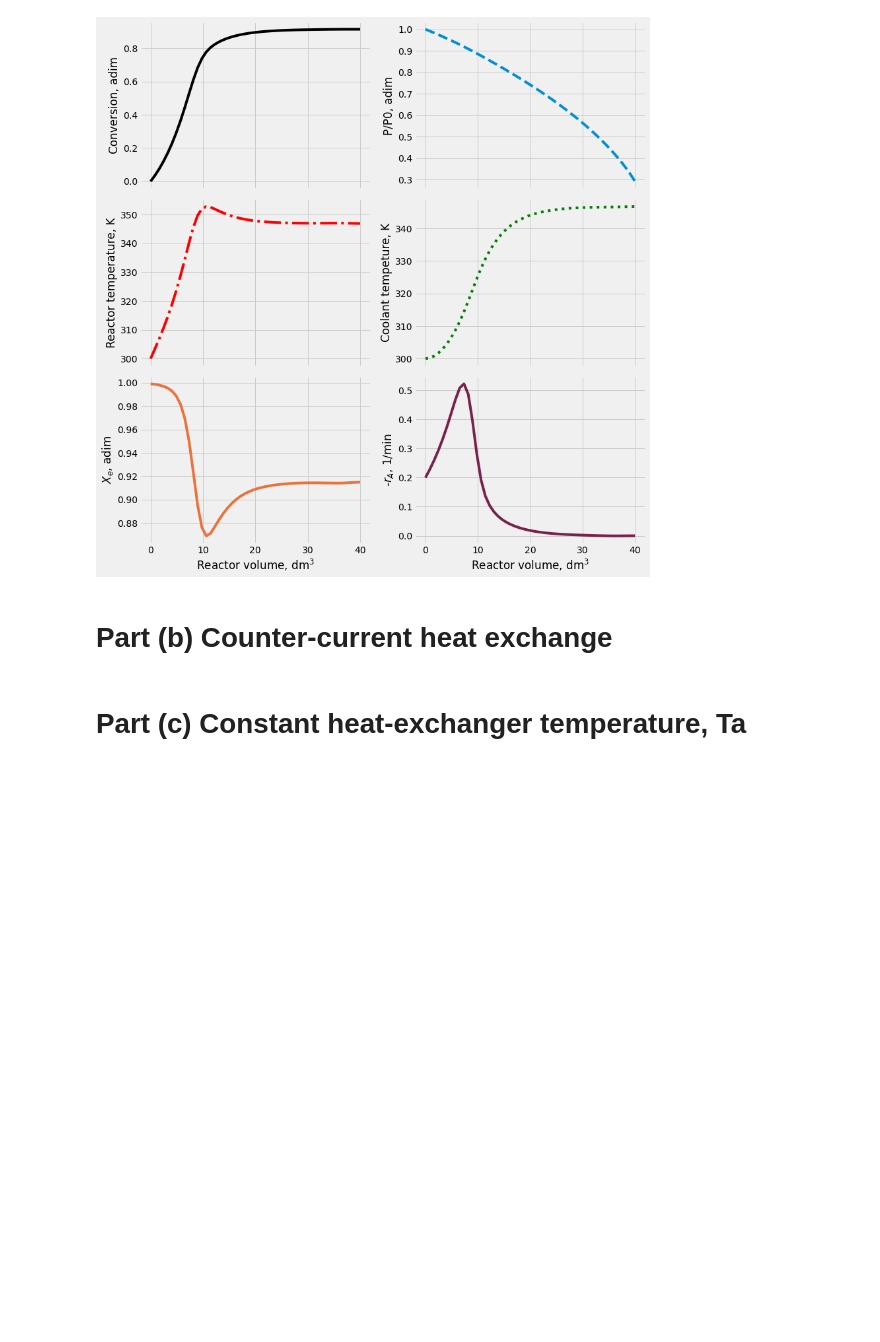
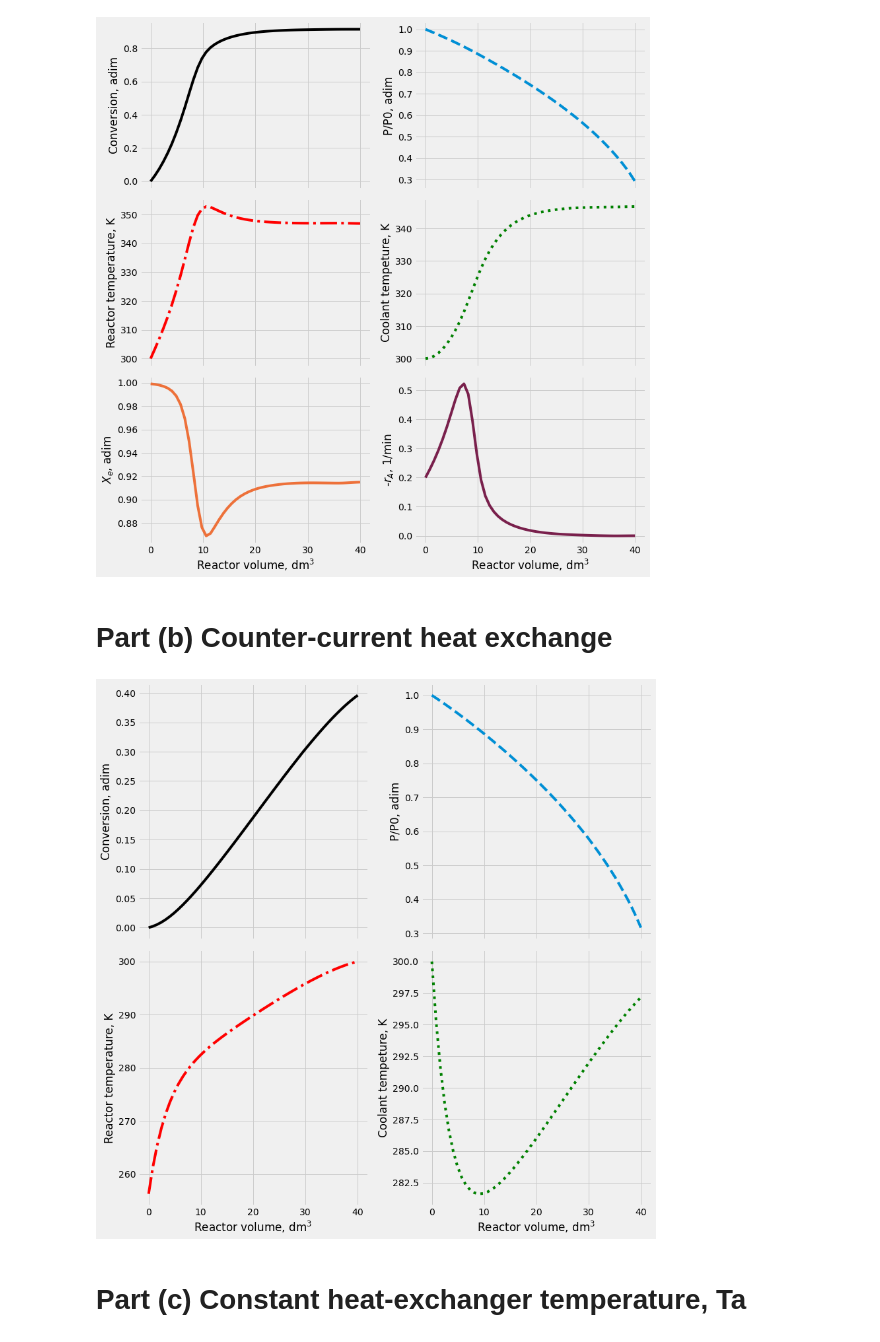
Before and after one commit to aliglara/aliglara, a Jupyter notebook: solved_problems/fogler_5ed_P12-8.ipynb, the cells around one changed output. Cells and saved outputs as stored; diff of their text form; code cells hidden in the pictures; blank space fills up the shorter version.

```diff
--- a/solved_problems/fogler_5ed_P12-8.ipynb
+++ b/solved_problems/fogler_5ed_P12-8.ipynb
@@ -235,3 +233,44 @@ res = minimize(find_T0, 400)
+# %%
+to_ideal = root(find_T0, 250).x[0]
+# %%
+to = to_ideal
+params = [Phi_i, False, to, 'countercurrent', False]
+
+fun = lambda v, Y: system(v, Y, params)
+ics = [0, to, 1, Ta0]
+
+solode = solve_ivp(fun, [0, V], ics, t_eval=np.linspace(0, V), method='LSODA')
+
+
+vreactor = solode.t
+xa = solode.y[0]
+t = solode.y[1]
+p = solode.y[2]
+ta = solode.y[3]
+# %%
+fig, ((ax1, ax2), (ax3, ax4)) = plt.subplots(2, 2, figsize=(12, 12), sharex=True)
+
+ax1.plot(vreactor, xa, color='black')
+ax1.set_ylabel('Conversion, adim')
+
+ax2.plot(vreactor, p, ls='--')
+ax2.set_ylabel('P/P0, adim')
+
+ax3.plot(vreactor, t, color='red', ls='-.')
+ax3.set_ylabel('Reactor temperature, K')
+
+ax4.plot(vreactor, ta, color='green', ls=':')
+ax4.set_ylabel('Coolant tempeture, K')
+
+ax3.set_xlabel(r'Reactor volume, dm$^3$')
+
+ax4.set_xlabel(r'Reactor volume, dm$^3$')
+
+
+plt.tight_layout()
+plt.show()
+# %% [output]
+[figure, added]
 # %% [markdown]
 # Part (c) Constant heat-exchanger temperature, Ta
 # %%
```
Also changed, not shown: parts of 12 cells of this notebook.
